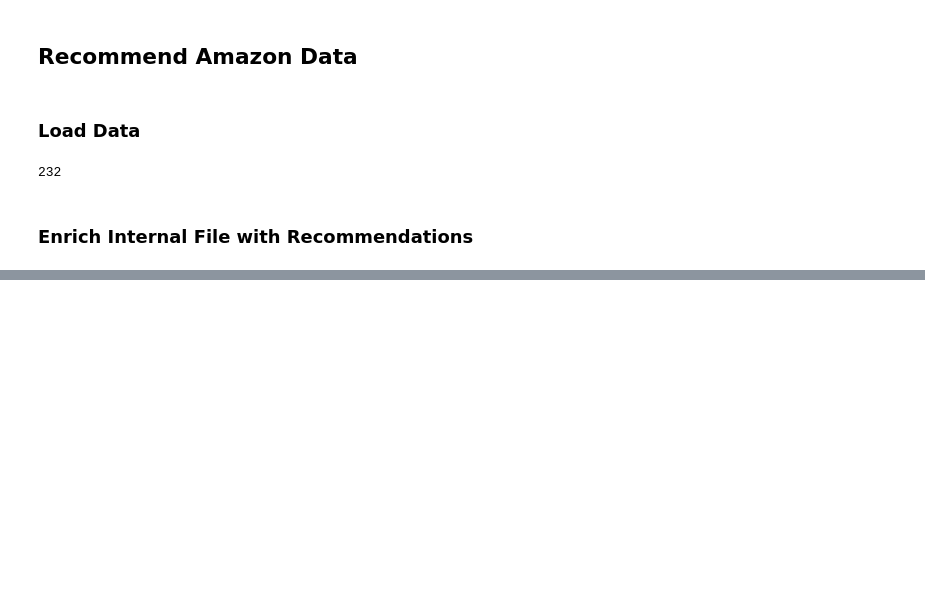
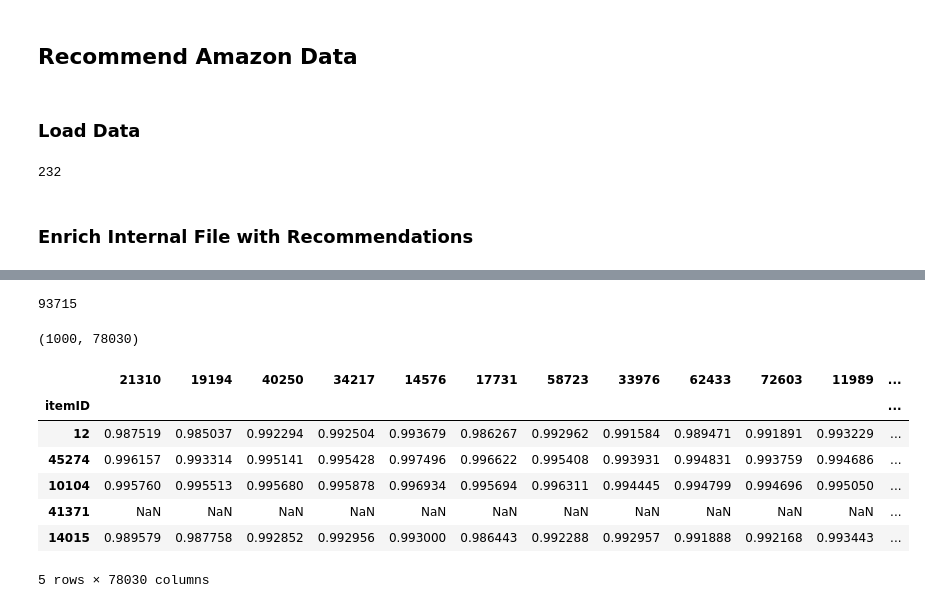
Before and after one commit to Janek7/ds-data-mining-cup, a Jupyter notebook: content_based_descriptions.ipynb, the cells around one changed output, grey strips where cells are left out. Drawn from its saved outputs; the diff is of its cells as text; code cells hidden in the pictures; blank space fills up the shorter version.

```diff
--- a/content_based_descriptions.ipynb
+++ b/content_based_descriptions.ipynb
@@ -367,0 +373,11 @@ save_as_pickle(internal_amazon, internal_amazon_path)
+# %%
+evaluation_item_ids_df = pd.DataFrame.from_dict({'itemID': list(evaluation_items['itemID'].values)})
+evaluation_item_ids_df = evaluation_item_ids_df.merge(item_indexes, how='left')
+evaluation_item_indexes = {int(row['itemID']): int(row['item_index']) if not np.isnan(row['item_index']) else None
+                                  for idx, row in evaluation_item_ids_df.iterrows()}
+# %%
+evaluation_results = evaluation_items.copy()
+evaluation_results.set_index('itemID', drop=True, inplace=True)
+evaluation_results.info()
+evaluation_results = evaluation_results.reindex(columns=list(items_enriched['itemID'].values))
+evaluation_results.shape
@@ -367,0 +389,14 @@ save_as_pickle(internal_amazon, internal_amazon_path)
+# %%
+scaler = MinMaxScaler()
+
+for i, (itemID, row) in enumerate(evaluation_results.iterrows()):
+
+  print(f'{datetime.datetime.now()} {i+1}/{len(evaluation_results)}')
+  embedding_index = evaluation_item_indexes[itemID]
+
+  # if no embedding_index is found there is no embedding and therefore no description
+  if embedding_index:
+    cosine_similarity_matrix = cosine_similarity(embeddings[embedding_index,:].reshape(1, -1), embeddings)
+    similarities = scaler.fit_transform([[sim] for sim in cosine_similarity_matrix[0]])
+    similarities = [sim[0] for sim in similarities]
+    evaluation_results.loc[itemID] = similarities
@@ -367,0 +421,23 @@ save_as_pickle(internal_amazon, internal_amazon_path)
+# %%
+# add columns for books which have no description
+books_without_desc = list(set(items['itemID'].values) - set(items_enriched['itemID'].values))
+evaluation_results = evaluation_results.reindex(columns=list(evaluation_results.columns) + books_without_desc)
+# %%
+len(list(evaluation_results.columns) + books_without_desc)
+# %% [output]
+93715
+# %%
+evaluation_results.shape
+# %% [output]
+(1000, 78030)
+# %%
+evaluation_results.head(5)
+# %% [output]
+|  | 21310 | 19194 | 40250 | 34217 | 14576 | 17731 | 58723 | 33976 | 62433 | 72603 | 11989 | ... |
+| itemID |  |  |  |  |  |  |  |  |  |  |  | ... |
+| 12 | 0.987519 | 0.985037 | 0.992294 | 0.992504 | 0.993679 | 0.986267 | 0.992962 | 0.991584 | 0.989471 | 0.991891 | 0.993229 | ... |
+| 45274 | 0.996157 | 0.993314 | 0.995141 | 0.995428 | 0.997496 | 0.996622 | 0.995408 | 0.993931 | 0.994831 | 0.993759 | 0.994686 | ... |
+| 10104 | 0.995760 | 0.995513 | 0.995680 | 0.995878 | 0.996934 | 0.995694 | 0.996311 | 0.994445 | 0.994799 | 0.994696 | 0.995050 | ... |
+| 41371 | NaN | NaN | NaN | NaN | NaN | NaN | NaN | NaN | NaN | NaN | NaN | ... |
+| 14015 | 0.989579 | 0.987758 | 0.992852 | 0.992956 | 0.993000 | 0.986443 | 0.992288 | 0.992957 | 0.991888 | 0.992168 | 0.993443 | ... |
+5 rows × 78030 columns
```
Also changed, not shown: parts of 13 cells of this notebook.
